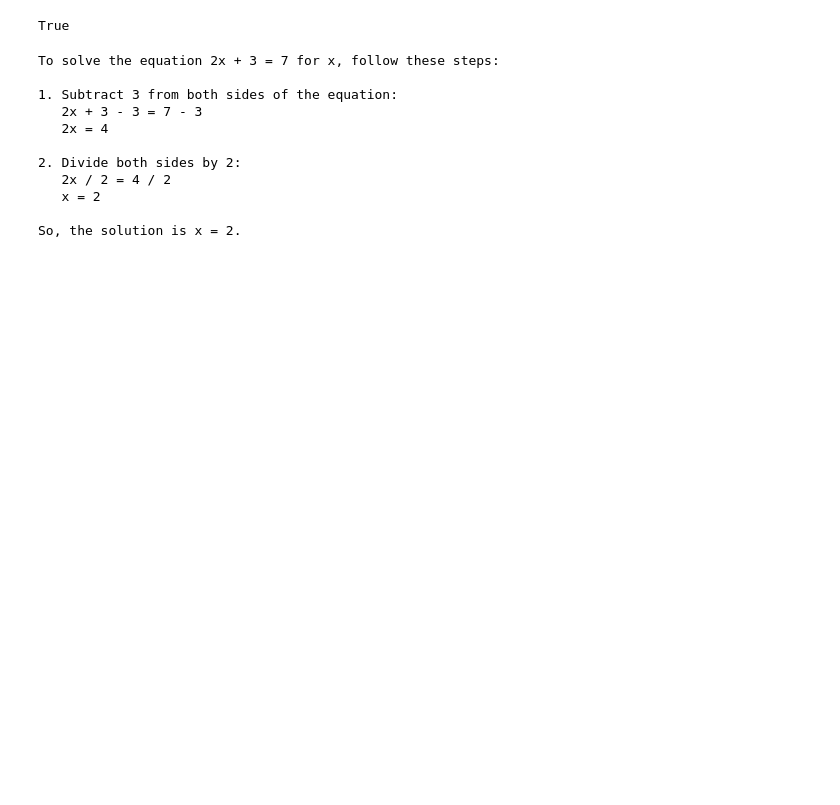
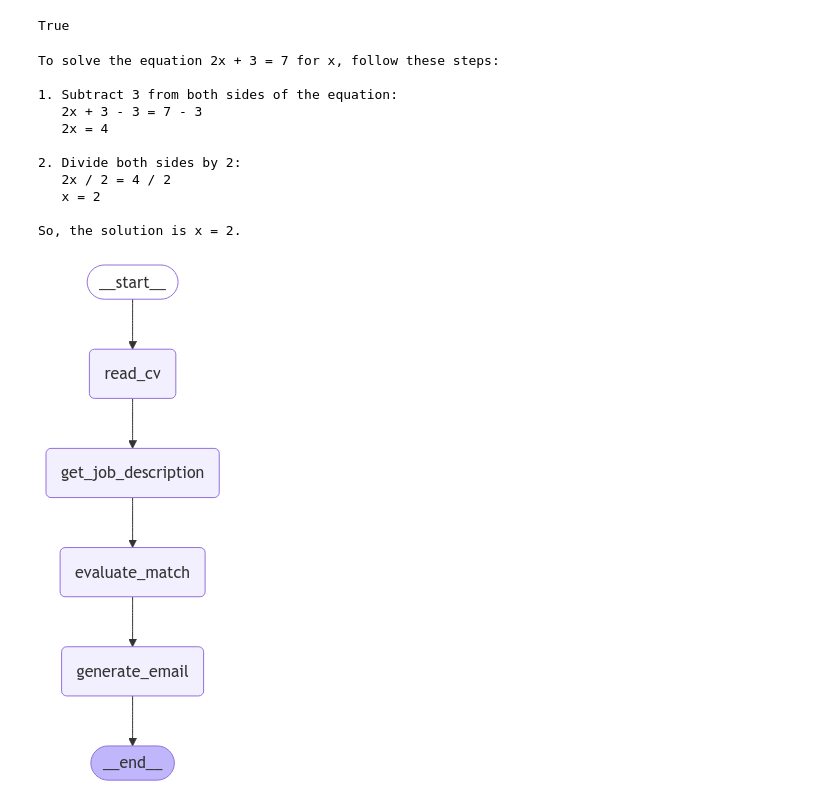
Before and after one commit to Nawap1/ResuMatch, a Jupyter notebook: test.ipynb, the cells around one changed output. Cells and saved outputs as stored; diff of their text form; code cells hidden in the pictures; blank space fills up the shorter version.

Commit message:
Using the pipeline to evaluate the cv according to job description

```diff
--- a/test.ipynb
+++ b/test.ipynb
@@ -97,0 +167,21 @@ def get_job_description(state: dict):
+# %%
+workflow = StateGraph(State)
+
+# We add the nodes that corresponds to the functions we defined. We have to give them a name
+workflow.add_node("read_cv", get_cv_content)
+workflow.add_node("get_job_description", get_job_description)
+workflow.add_node("evaluate_match", evaluate_match)
+workflow.add_node("generate_email", generate_email)
+
+workflow.add_edge(START, "read_cv")
+workflow.add_edge("read_cv", "get_job_description")
+workflow.add_edge("get_job_description", "evaluate_match")
+workflow.add_edge("evaluate_match", "generate_email")
+workflow.add_edge("generate_email", END)
+
+graph = workflow.compile()
+
+from IPython.display import Image, display
+display(Image(graph.get_graph().draw_mermaid_png()))
+# %% [output]
+[figure, added]
```
Also changed, not shown: parts of 3 cells of this notebook.
